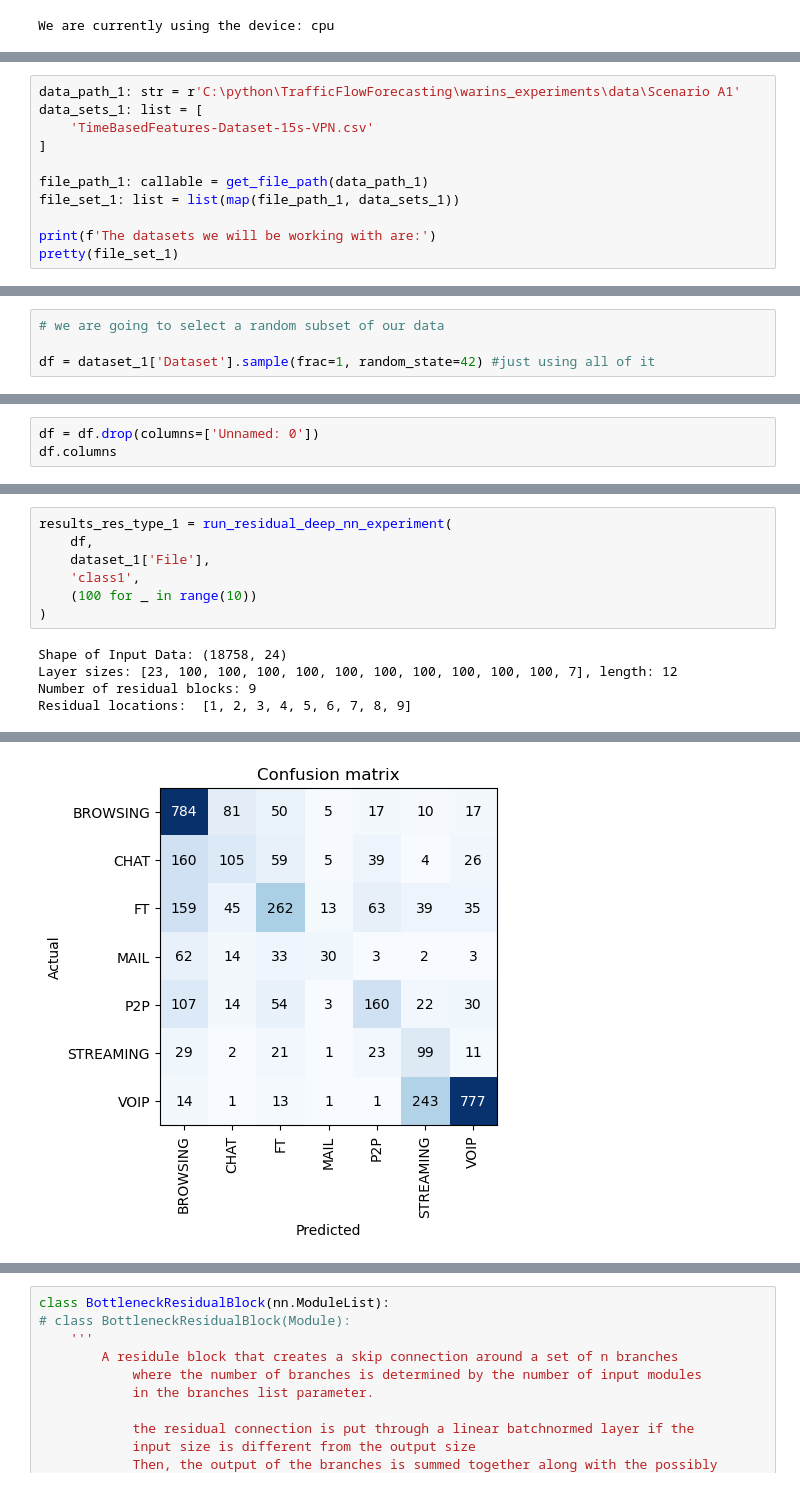
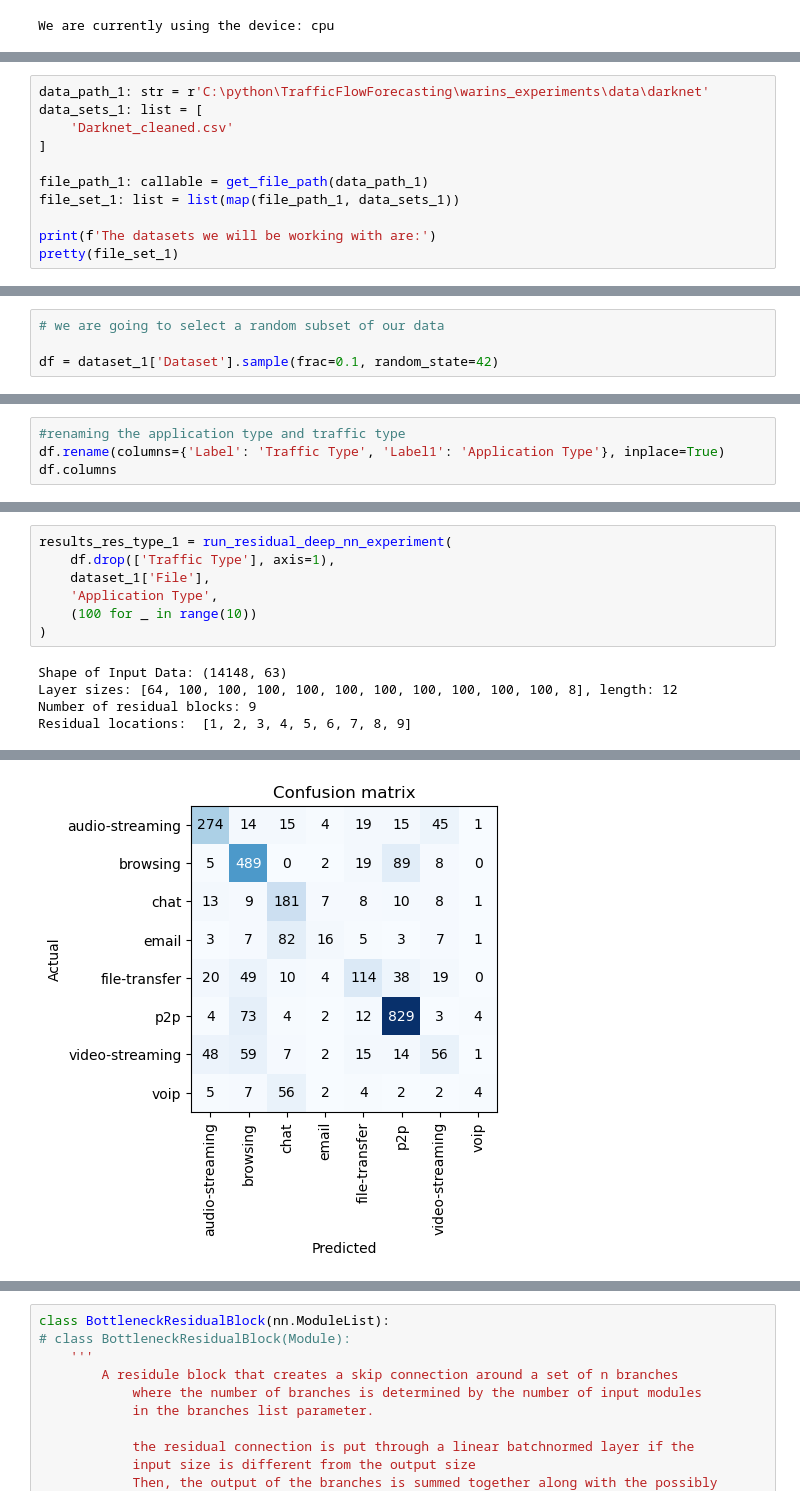
Before and after one commit to Colorado-Mesa-University-Cybersecurity/TrafficFlowForecasting, a Jupyter notebook: warins_experiments/main/baselines.ipynb, the cells around one changed output, grey strips where cells are left out. Drawn from its saved outputs; the diff is of its cells as text.

Commit message:
need to work with the cleaned darknet dataset

```diff
--- a/warins_experiments/main/baselines.ipynb
+++ b/warins_experiments/main/baselines.ipynb
@@ -103,7 +107,7 @@ df.to_csv(r'C:\python\TrafficFlowForecasting\warins_experiments\data\Scenario A1
 # %%
-data_path_1: str = r'C:\python\TrafficFlowForecasting\warins_experiments\data\Scenario A1'
+data_path_1: str = r'C:\python\TrafficFlowForecasting\warins_experiments\data\darknet'
 data_sets_1: list = [
-    'TimeBasedFeatures-Dataset-15s-VPN.csv'
+    'Darknet_cleaned.csv'
 ]
 
 file_path_1: callable = get_file_path(data_path_1)
@@ -133,7 +136,7 @@ Loading Dataset: C:\python\TrafficFlowForecasting\warins_experiments\data\Scenar
 # %%
 # we are going to select a random subset of our data
 
-df = dataset_1['Dataset'].sample(frac=1, random_state=42) #just using all of it
+df = dataset_1['Dataset'].sample(frac=0.1, random_state=42)
 # %%
 dataset_1['Dataset'].shape
 # %% [output]
@@ -154,4 +167 @@ Index(['Unnamed: 0', 'duration', 'total_fiat', 'total_biat', 'min_fiat',
       dtype='object')
-# %%
-df = df.drop(columns=['Unnamed: 0'])
-df.columns
@@ -229,0 +168,4 @@ df = df[columns]
+# %%
+#renaming the application type and traffic type
+df.rename(columns={'Label': 'Traffic Type', 'Label1': 'Application Type'}, inplace=True)
+df.columns
@@ -282,13 +362,13 @@ ValueError: Exception occured in `Recorder` when calling event `after_validate`:
 # %%
 results_res_type_1 = run_residual_deep_nn_experiment(
-    df,
+    df.drop(['Traffic Type'], axis=1),
     dataset_1['File'],
-    'class1',
+    'Application Type',
     (100 for _ in range(10))
 )
 # %% [output]
-Shape of Input Data: (18758, 24)
-Layer sizes: [23, 100, 100, 100, 100, 100, 100, 100, 100, 100, 100, 7], length: 12
+Shape of Input Data: (14148, 63)
+Layer sizes: [64, 100, 100, 100, 100, 100, 100, 100, 100, 100, 100, 8], length: 12
 Number of residual blocks: 9
 Residual locations:  [1, 2, 3, 4, 5, 6, 7, 8, 9]
 [interactive output not drawn]
@@ -313,3 +393,3 @@ loss: 1.152026653289795, accuracy:  59.10%
-[figure, old version]
+[figure, new version]
 # %%
 results_sk = run_sk_experiment(
```
Also changed, not shown: parts of 23 cells of this notebook.
